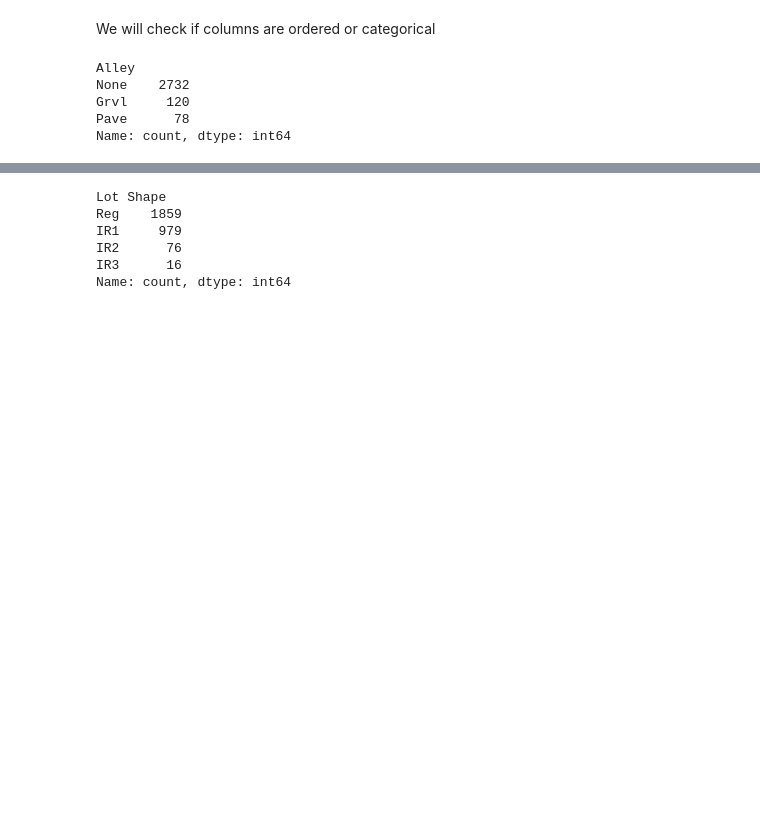
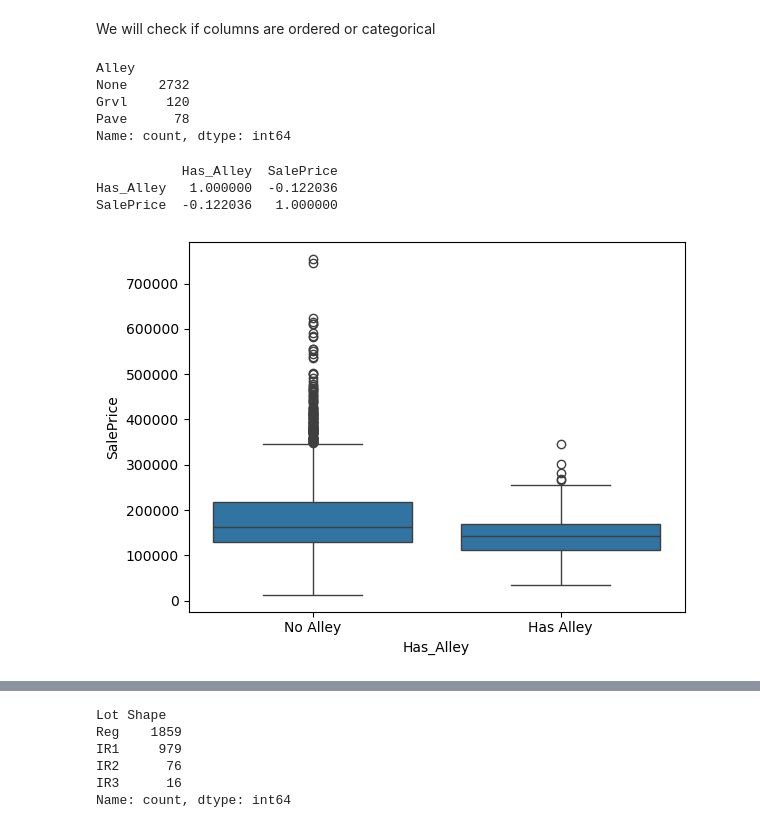
Before and after one commit to Sandeep20013/AI-Learning-Tracking, a Jupyter notebook: Projects/Ames Housing Prediction/Ames Housing Price Prediction.ipynb, the cells around one changed output, grey strips where cells are left out. Saved outputs shown, nothing was run; the diff lists cells and outputs as text; code cells hidden in the pictures; blank space fills up the shorter version.

```diff
--- a/Projects/Ames Housing Prediction/Ames Housing Price Prediction.ipynb
+++ b/Projects/Ames Housing Prediction/Ames Housing Price Prediction.ipynb
@@ -421,3 +385,18 @@ None    2732
 Grvl     120
 Pave      78
 Name: count, dtype: int64
+# %%
+df["Has_Alley"] = df["Alley"].apply(lambda x: 0 if x == "None" else 1)
+# %%
+correlation_alley = df[["Has_Alley", "SalePrice"]].corr()
+print(correlation_alley)
+# %% [output]
+           Has_Alley  SalePrice
+Has_Alley   1.000000  -0.122036
+SalePrice  -0.122036   1.000000
+# %%
+sns.boxplot(x=df["Has_Alley"], y=df["SalePrice"])
+plt.xticks([0, 1], ["No Alley", "Has Alley"])
+plt.show()
+# %% [output]
+[figure, added]
```
Also changed, not shown: parts of 12 cells of this notebook.
